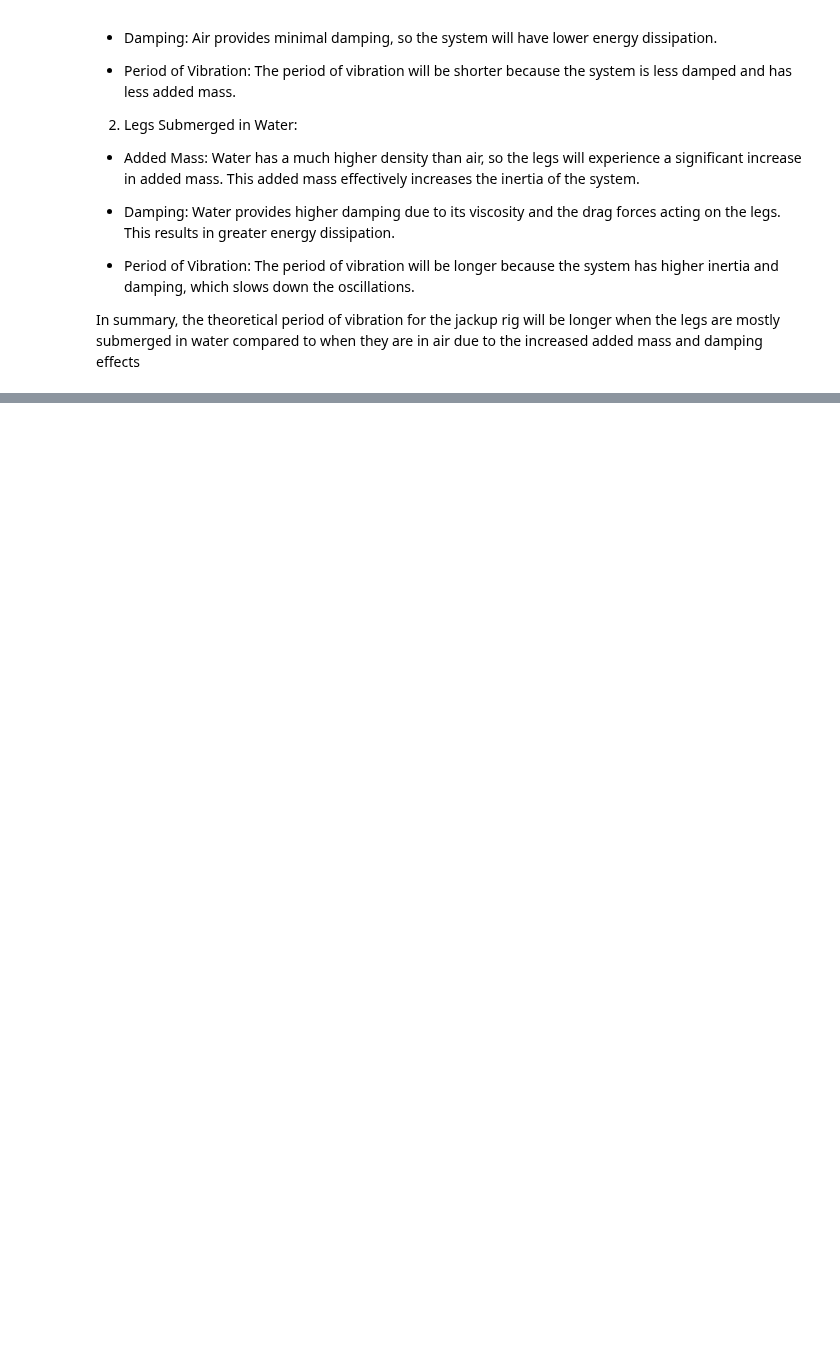
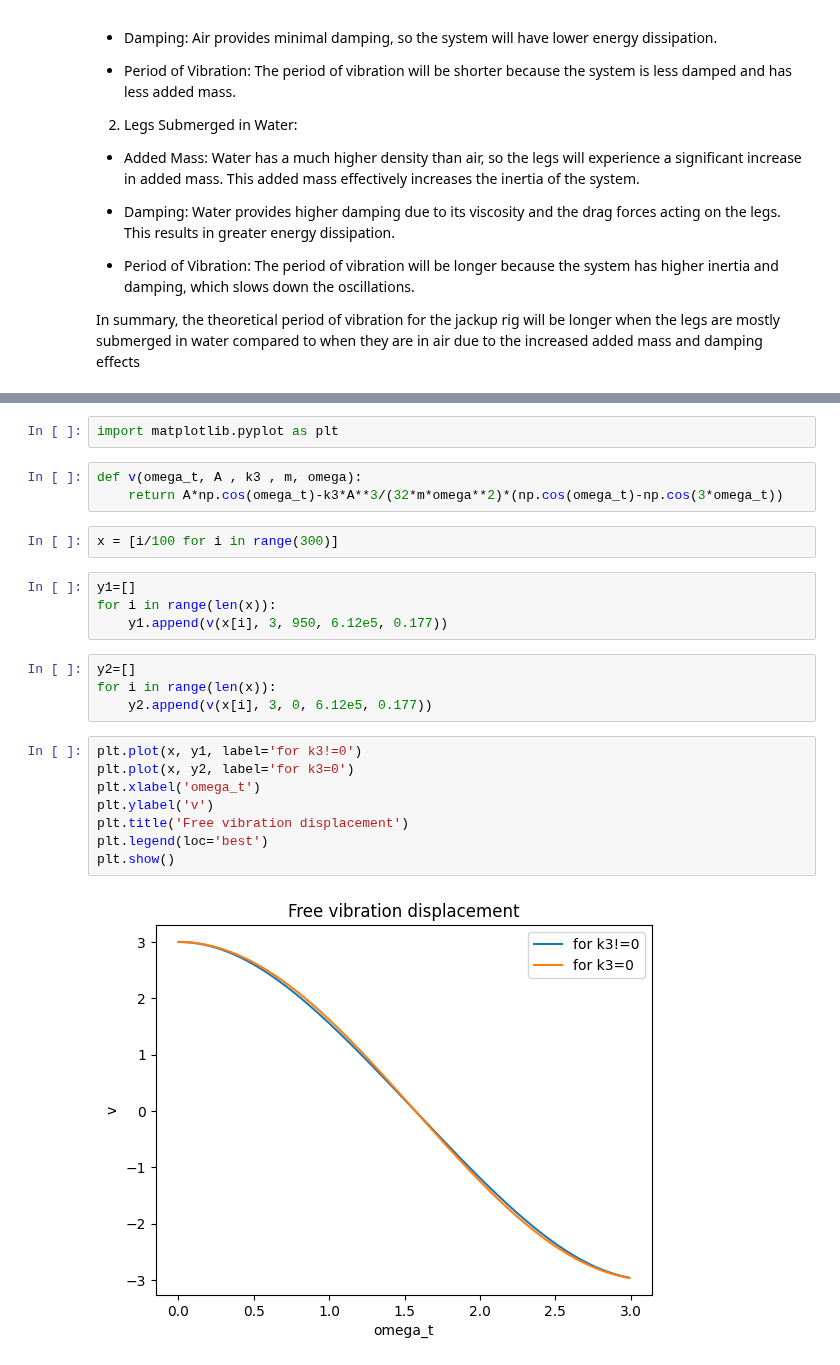
Before and after one commit to gigatskhondia/finite_elements_and_engineering, a Jupyter notebook: Wilson/ch_5.ipynb, the cells around one changed output, grey strips where cells are left out. Saved outputs shown, nothing was run; the diff lists cells and outputs as text; blank space fills up the shorter version.

```diff
--- a/Wilson/ch_5.ipynb
+++ b/Wilson/ch_5.ipynb
@@ -438,0 +441,25 @@ In summary, the theoretical period of vibration for the jackup rig will be longe
+# %%
+import matplotlib.pyplot as plt
+# %%
+def v(omega_t, A , k3 , m, omega):
+    return A*np.cos(omega_t)-k3*A**3/(32*m*omega**2)*(np.cos(omega_t)-np.cos(3*omega_t))
+# %%
+x = [i/100 for i in range(300)]
+# %%
+y1=[]
+for i in range(len(x)):
+    y1.append(v(x[i], 3, 950, 6.12e5, 0.177))
+# %%
+y2=[]
+for i in range(len(x)):
+    y2.append(v(x[i], 3, 0, 6.12e5, 0.177))
+# %%
+plt.plot(x, y1, label='for k3!=0')
+plt.plot(x, y2, label='for k3=0')
+plt.xlabel('omega_t')
+plt.ylabel('v')
+plt.title('Free vibration displacement')
+plt.legend(loc='best')
+plt.show()
+# %% [output]
+[figure, added]
```
Also changed, not shown: parts of 3 cells of this notebook.
